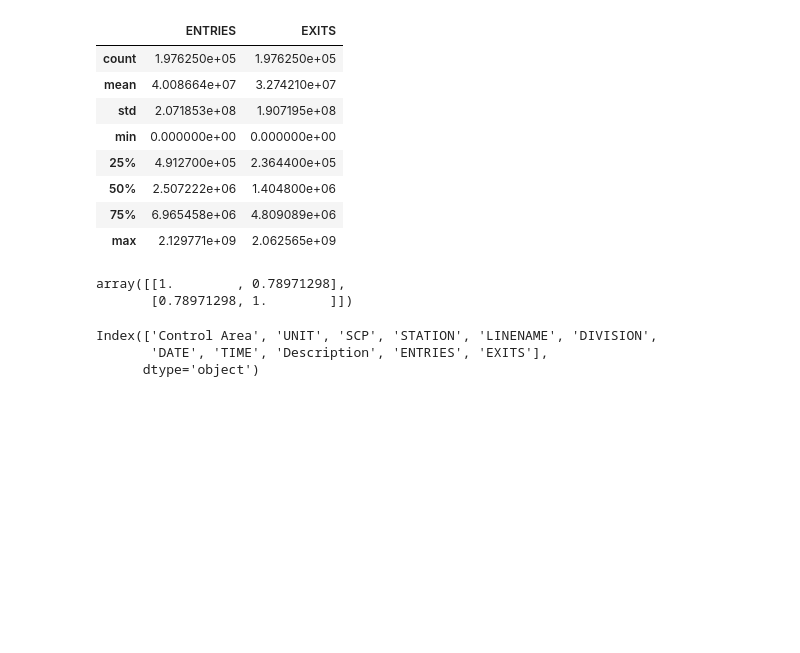
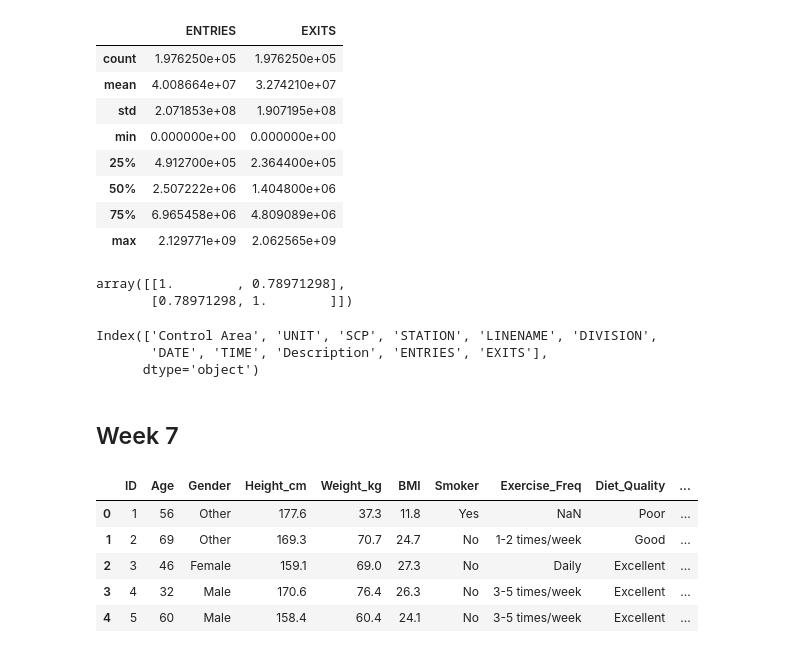
Before and after one commit to Jimmy-ai1/Group_3, a Jupyter notebook: Group_3_task.ipynb, the cells around one changed output. Saved outputs shown, nothing was run; the diff lists cells and outputs as text; code cells hidden in the pictures; blank space fills up the shorter version.

```diff
--- a/Group_3_task.ipynb
+++ b/Group_3_task.ipynb
@@ -603,3 +603,21 @@ df.columns
 Index(['Control Area', 'UNIT', 'SCP', 'STATION', 'LINENAME', 'DIVISION',
        'DATE', 'TIME', 'Description', 'ENTRIES', 'EXITS'],
       dtype='object')
+# %% [markdown]
+## Week 7
+# %%
+# Importing the required libraries:
+import pandas as pd
+import numpy as np
+import matplotlib.pyplot as plt
+plt.style.use('ggplot')
+
+data = pd.read_csv('/content/synthetic_health_lifestyle_dataset.csv', nrows=100)
+data.head()
+# %% [output]
+|  | ID | Age | Gender | Height_cm | Weight_kg | BMI | Smoker | Exercise_Freq | Diet_Quality | ... |
+| 0 | 1 | 56 | Other | 177.6 | 37.3 | 11.8 | Yes | NaN | Poor | ... |
+| 1 | 2 | 69 | Other | 169.3 | 70.7 | 24.7 | No | 1-2 times/week | Good | ... |
+| 2 | 3 | 46 | Female | 159.1 | 69.0 | 27.3 | No | Daily | Excellent | ... |
+| 3 | 4 | 32 | Male | 170.6 | 76.4 | 26.3 | No | 3-5 times/week | Excellent | ... |
+| 4 | 5 | 60 | Male | 158.4 | 60.4 | 24.1 | No | 3-5 times/week | Excellent | ... |
```
Also changed, not shown: parts of 5 cells of this notebook.
